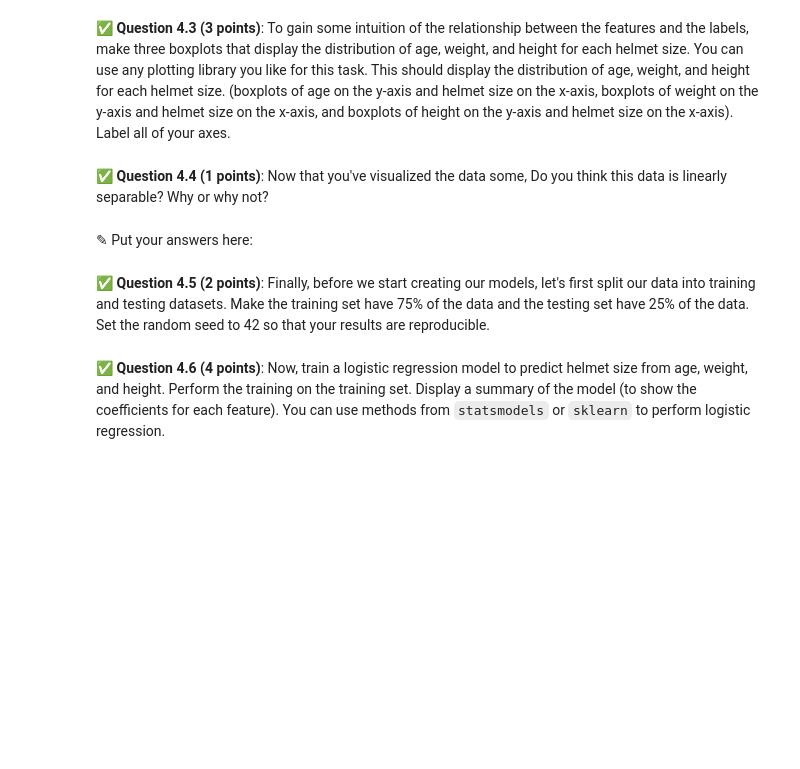
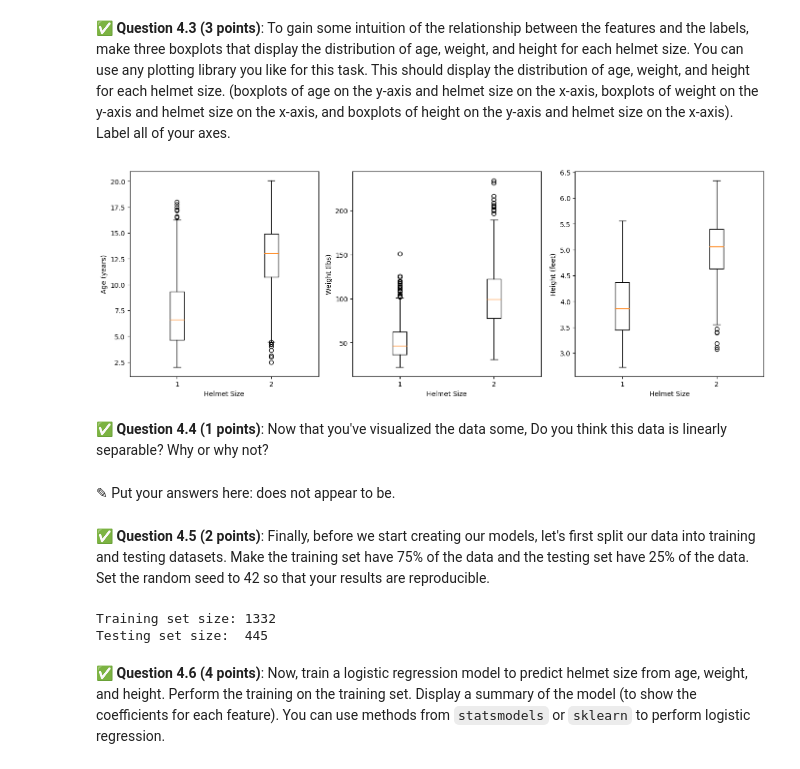
Before and after one commit to callewiss/CMSE202-s26-turnin, a Jupyter notebook: hw-04/HW-04_RegressionClassification-calvinlewis.ipynb, the cells around one changed output. Drawn from its saved outputs; the diff is of its cells as text; code cells hidden in the pictures; blank space fills up the shorter version.

```diff
--- a/hw-04/HW-04_RegressionClassification-calvinlewis.ipynb
+++ b/hw-04/HW-04_RegressionClassification-calvinlewis.ipynb
@@ -224,0 +235,4 @@ We will use classification techniques to determine which children should get the
+# %%
+# Put your code here
+df['helmet_size'] = df['head_circum'].apply(lambda x: 'Small' if x < 20.5 else 'Large')
+print(df[['head_circum', 'helmet_size']].head(10))
@@ -235,6 +282,24 @@ We want to prepare our data for the following classification models, with the un
+# %%
+# Put your code here
+
+fig, axes = plt.subplots(1, 3, figsize=(14, 5))
+
+for ax, col, ylabel in zip(axes,
+                            ['age', 'weight', 'height'],
+                            ['Age (years)', 'Weight (lbs)', 'Height (feet)']):
+    small = df[df['helmet_size'] == 'Small'][col]
+    large = df[df['helmet_size'] == 'Large'][col]
+    ax.boxplot([small, large])
+    ax.set_xlabel('Helmet Size')
+    ax.set_ylabel(ylabel)
+
+plt.tight_layout()
+plt.show()
+# %% [output]
+[figure, added]
 # %% [markdown]
 &#9989;  **Question 4.4 (1 points)**: Now that you've visualized the data some, Do you think this data is linearly separable? Why or why not?
 # %% [markdown]
-<font size=+3>&#9998;</font> Put your answers here:
+<font size=+3>&#9998;</font> Put your answers here: does not appear to be.
 # %% [markdown]
 &#9989;  **Question 4.5 (2 points)**: Finally, before we start creating our models, let's first split our data into training and testing datasets. Make the training set have 75\% of the data and the testing set have 25\% of the data. Set the random seed to 42 so that your results are reproducible.
@@ -243,2 +306,14 @@ We want to prepare our data for the following classification models, with the un
+# %%
+# Put your code here
+from sklearn.linear_model import LogisticRegression
+
+X_train, X_test, y_train, y_test = train_test_split(
+    features, labels, test_size=0.25, random_state=42
+)
+print(f"Training set size: {len(X_train)}")
+print(f"Testing set size:  {len(X_test)}")
+# %% [output]
+Training set size: 1332
+Testing set size:  445
 # %% [markdown]
 &#9989;  **Question 4.6 (4 points)**: Now, train a logistic regression model to predict helmet size from age, weight, and height. Perform the training on the training set.  Display a summary of the model (to show the coefficients for each feature).  You can use methods from `statsmodels` or `sklearn` to perform logistic regression.
```
Also changed, not shown: parts of 19 cells of this notebook.
